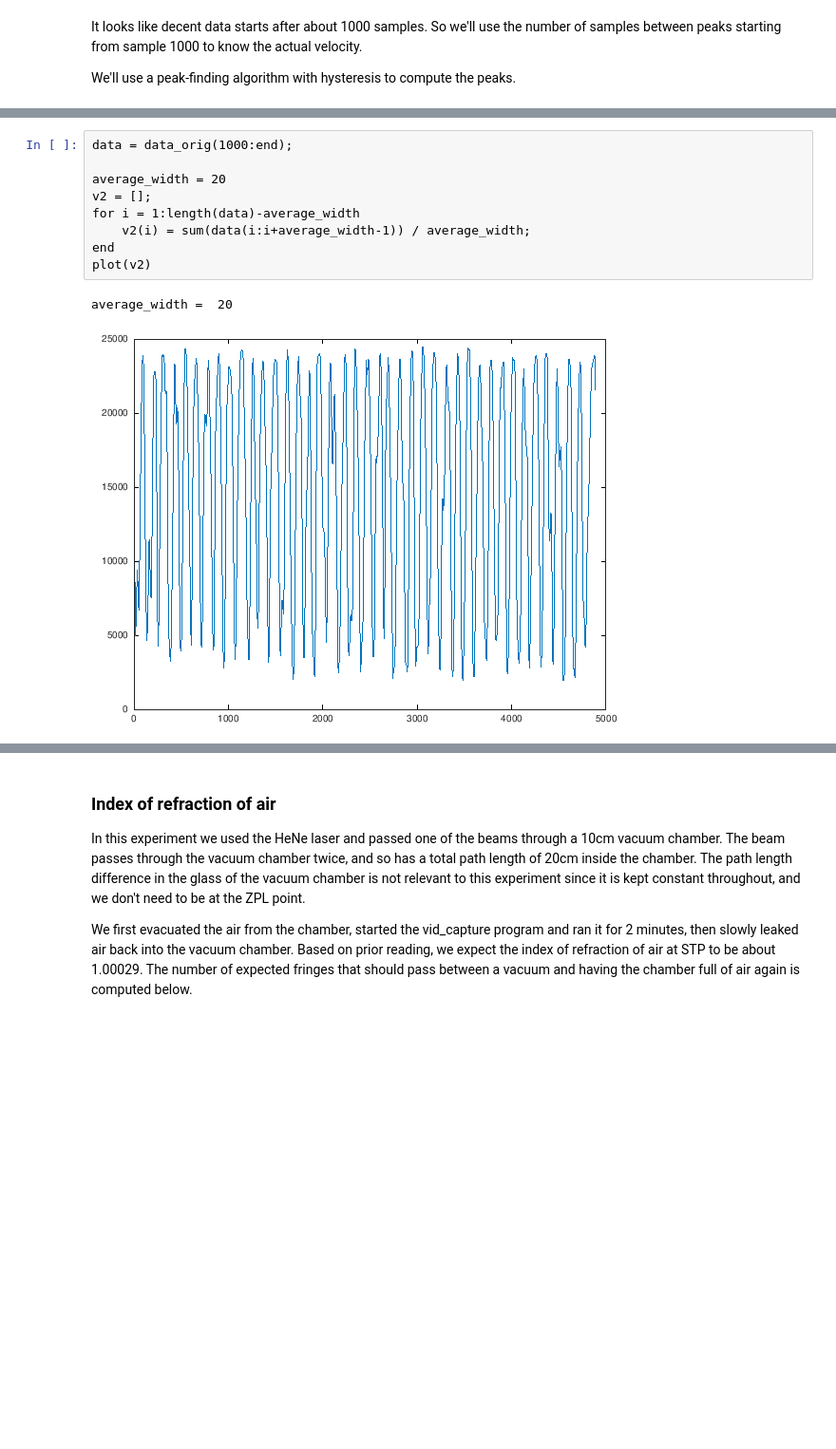
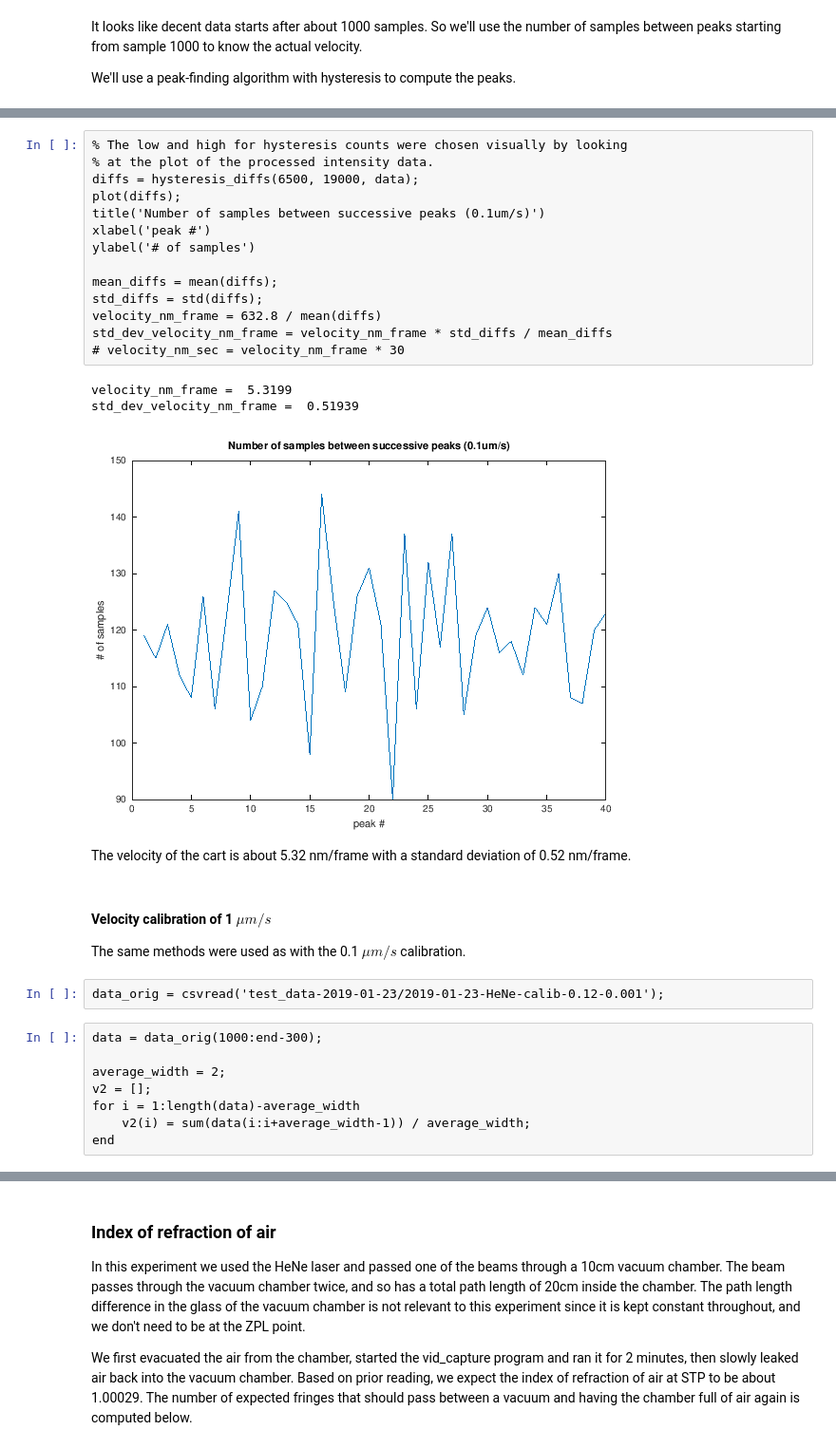
Before and after one commit to jtroo/phys408-lab1, a Jupyter notebook: notebook.ipynb, the cells around one changed output, grey strips where cells are left out. Shown: that part at 95% size. Drawn from its saved outputs; the diff is of its cells as text; blank space fills up the shorter version.

Commit message:
added 1um calibration

```diff
--- a/notebook.ipynb
+++ b/notebook.ipynb
@@ -221,12 +281,34 @@ We'll use a peak-finding algorithm with hysteresis to compute the peaks.
+# %%
+% The low and high for hysteresis counts were chosen visually by looking
+% at the plot of the processed intensity data.
+diffs = hysteresis_diffs(6500, 19000, data);
+plot(diffs);
+title('Number of samples between successive peaks (0.1um/s)')
+xlabel('peak #')
+ylabel('# of samples')
+
+mean_diffs = mean(diffs);
+std_diffs = std(diffs);
+velocity_nm_frame = 632.8 / mean(diffs)
+std_dev_velocity_nm_frame = velocity_nm_frame * std_diffs / mean_diffs
+# velocity_nm_sec = velocity_nm_frame * 30
+# %% [output]
+velocity_nm_frame =  5.3199
+std_dev_velocity_nm_frame =  0.51939
+[figure, added]
+# %% [markdown]
+The velocity of the cart is about 5.32 nm/frame with a standard deviation of 0.52 nm/frame.
+# %% [markdown]
+#### Velocity calibration of 1 $\mu m/s$
+
+The same methods were used as with the 0.1 $\mu m/s$ calibration.
+# %%
+data_orig = csvread('test_data-2019-01-23/2019-01-23-HeNe-calib-0.12-0.001');
 # %%
-data = data_orig(1000:end);
+data = data_orig(1000:end-300);
 
-average_width = 20
+average_width = 2;
 v2 = [];
 for i = 1:length(data)-average_width
     v2(i) = sum(data(i:i+average_width-1)) / average_width;
 end
-plot(v2)
-# %% [output]
-average_width =  20
-[figure, removed]
```
Also changed, not shown: parts of 11 cells of this notebook.
